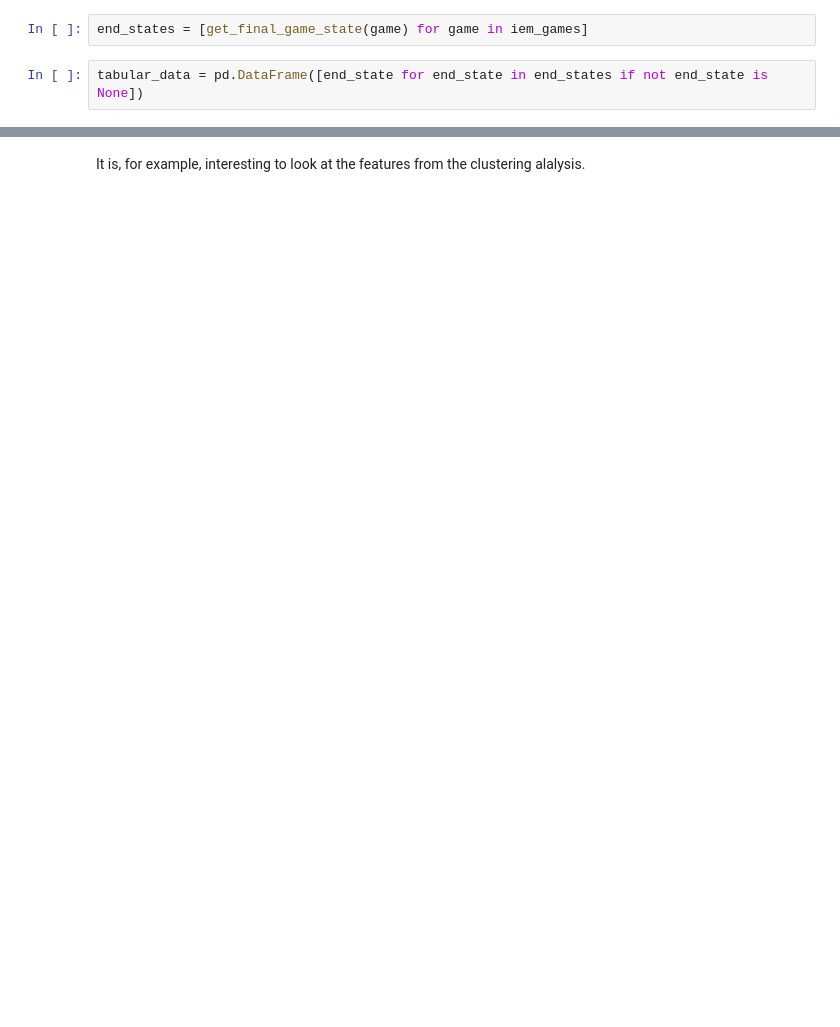
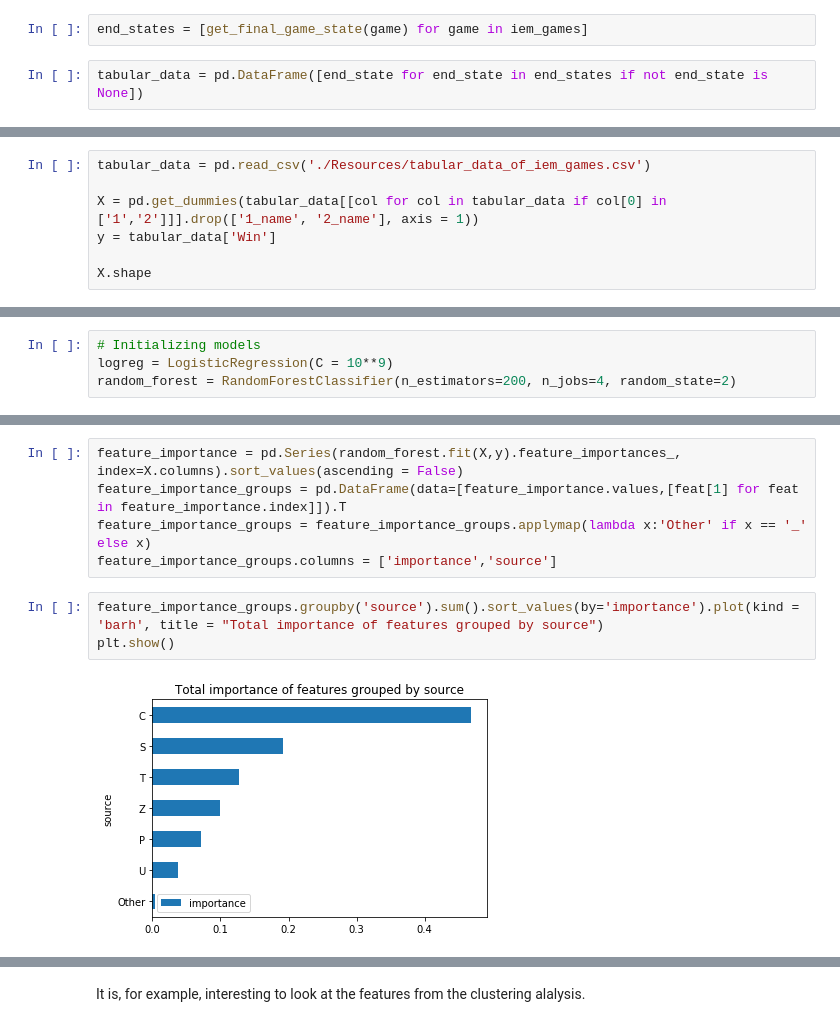
Before and after one commit to Rony-A/sc2-replay-analysis, a Jupyter notebook: mycchaka/capstone/Capstone - part 4 - Master Notebook.ipynb, the cells around one changed output, grey strips where cells are left out. Saved outputs shown, nothing was run; the diff lists cells and outputs as text; blank space fills up the shorter version.

```diff
--- a/mycchaka/capstone/Capstone - part 4 - Master Notebook.ipynb
+++ b/mycchaka/capstone/Capstone - part 4 - Master Notebook.ipynb
@@ -885,0 +900,7 @@ tabular_data.to_csv('./Resources/tabular_data_of_iem_games.csv')
+# %%
+tabular_data = pd.read_csv('./Resources/tabular_data_of_iem_games.csv')
+
+X = pd.get_dummies(tabular_data[[col for col in tabular_data if col[0] in ['1','2']]].drop(['1_name', '2_name'], axis = 1))
+y = tabular_data['Win']
+
+X.shape
@@ -885,0 +937,4 @@ tabular_data.to_csv('./Resources/tabular_data_of_iem_games.csv')
+# %%
+# Initializing models
+logreg = LogisticRegression(C = 10**9)
+random_forest = RandomForestClassifier(n_estimators=200, n_jobs=4, random_state=2)
@@ -904,0 +1024,10 @@ This allows us to easily select certain families of features. For example:
+# %%
+feature_importance = pd.Series(random_forest.fit(X,y).feature_importances_, index=X.columns).sort_values(ascending = False)
+feature_importance_groups = pd.DataFrame(data=[feature_importance.values,[feat[1] for feat in feature_importance.index]]).T
+feature_importance_groups = feature_importance_groups.applymap(lambda x:'Other' if x == '_' else x)
+feature_importance_groups.columns = ['importance','source']
+# %%
+feature_importance_groups.groupby('source').sum().sort_values(by='importance').plot(kind = 'barh', title = "Total importance of features grouped by source")
+plt.show()
+# %% [output]
+[figure, added]
```
Also changed, not shown: parts of 98 cells of this notebook, 2 other files.
